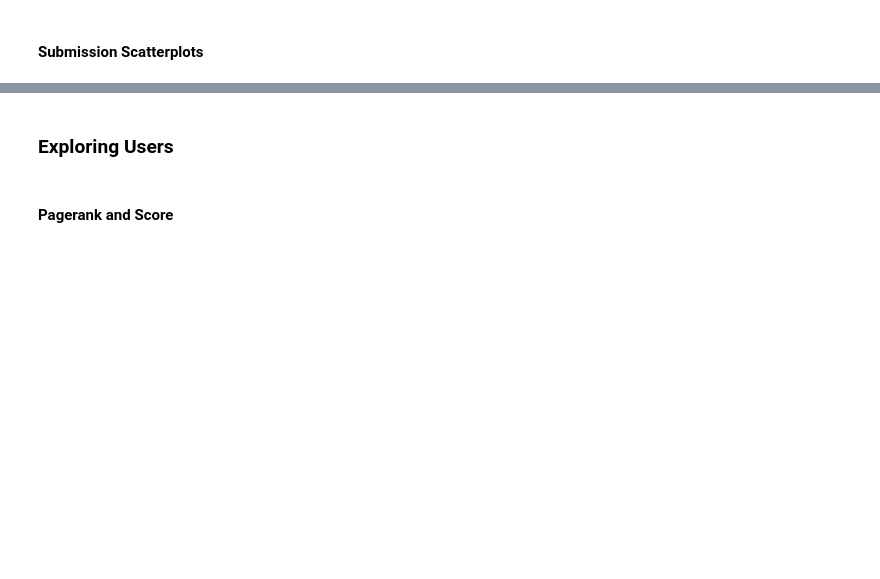
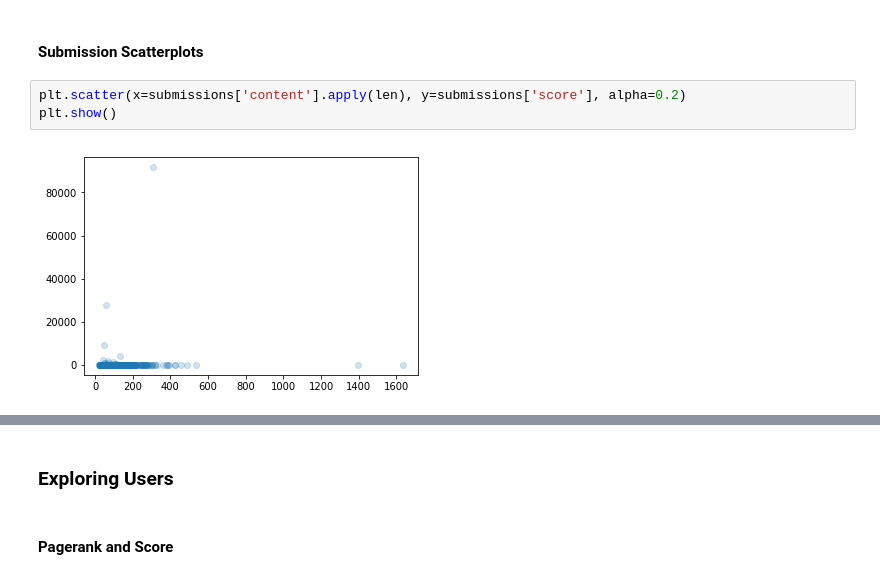
Before and after one commit to mjkern/RedditSubcultures, a Jupyter notebook: Data Analysis.ipynb, the cells around one changed output, grey strips where cells are left out. Cells and saved outputs as stored; diff of their text form; blank space fills up the shorter version.

```diff
--- a/Data Analysis.ipynb
+++ b/Data Analysis.ipynb
@@ -113,2 +95,7 @@ plt.show()
 # %% [markdown]
 #### Submission Scatterplots
+# %%
+plt.scatter(x=submissions['content'].apply(len), y=submissions['score'], alpha=0.2)
+plt.show()
+# %% [output]
+[figure, added]
```
Also changed, not shown: parts of 18 cells of this notebook, 4 other files.
